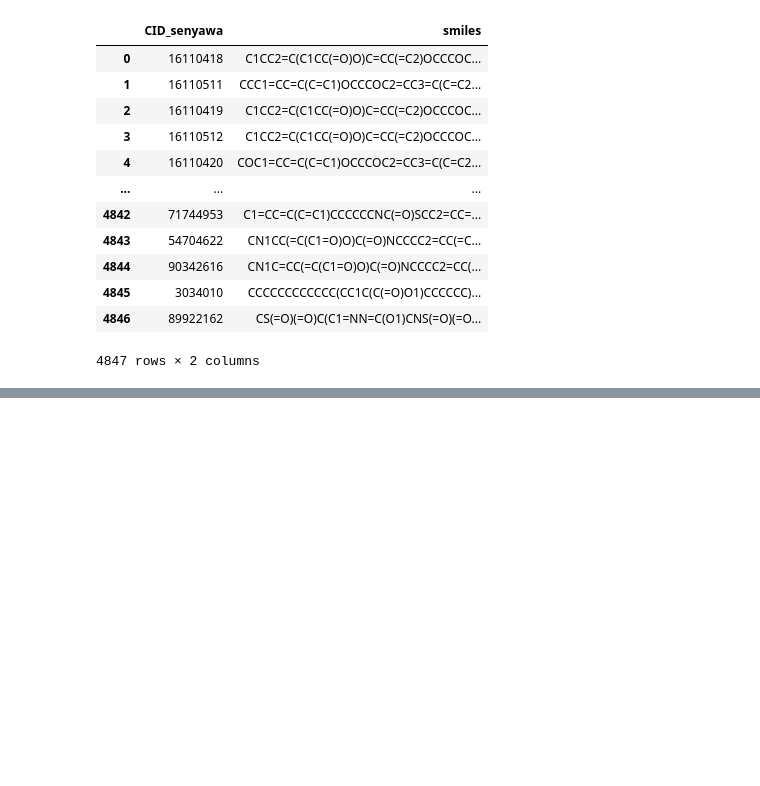
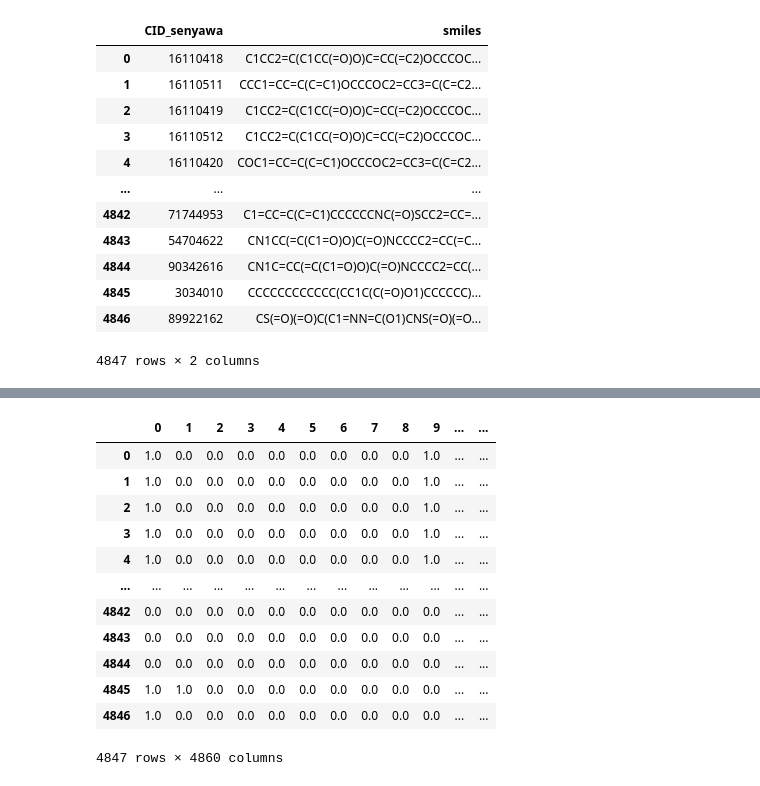
Before and after one commit to fadilrisdian/skripsi-fadil, a Jupyter notebook: 1. Data Cleaning.ipynb, the cells around one changed output, grey strips where cells are left out. Drawn from its saved outputs; the diff is of its cells as text; code cells hidden in the pictures; blank space fills up the shorter version.

```diff
--- a/1. Data Cleaning.ipynb
+++ b/1. Data Cleaning.ipynb
@@ -513,0 +356,21 @@ hasil
+# %%
+# load
+df_fp_klekota = pd.read_csv('dataset/com_fp_klekota-rothNewFiltered.csv')
+df_fp_pubchem = pd.read_csv('dataset/com_fp_pubchemNewFiltered.csv')
+df_fp_maccs = pd.read_csv('dataset/com_fp_maccsNewFiltered.csv')
+# %%
+df_fp_klekota
+# %% [output]
+|  | 0 | 1 | 2 | 3 | 4 | 5 | 6 | 7 | 8 | 9 | ... | ... |
+| 0 | 1.0 | 0.0 | 0.0 | 0.0 | 0.0 | 0.0 | 0.0 | 0.0 | 0.0 | 1.0 | ... | ... |
+| 1 | 1.0 | 0.0 | 0.0 | 0.0 | 0.0 | 0.0 | 0.0 | 0.0 | 0.0 | 1.0 | ... | ... |
+| 2 | 1.0 | 0.0 | 0.0 | 0.0 | 0.0 | 0.0 | 0.0 | 0.0 | 0.0 | 1.0 | ... | ... |
+| 3 | 1.0 | 0.0 | 0.0 | 0.0 | 0.0 | 0.0 | 0.0 | 0.0 | 0.0 | 1.0 | ... | ... |
+| 4 | 1.0 | 0.0 | 0.0 | 0.0 | 0.0 | 0.0 | 0.0 | 0.0 | 0.0 | 1.0 | ... | ... |
+| ... | ... | ... | ... | ... | ... | ... | ... | ... | ... | ... | ... | ... |
+| 4842 | 0.0 | 0.0 | 0.0 | 0.0 | 0.0 | 0.0 | 0.0 | 0.0 | 0.0 | 0.0 | ... | ... |
+| 4843 | 0.0 | 0.0 | 0.0 | 0.0 | 0.0 | 0.0 | 0.0 | 0.0 | 0.0 | 0.0 | ... | ... |
+| 4844 | 0.0 | 0.0 | 0.0 | 0.0 | 0.0 | 0.0 | 0.0 | 0.0 | 0.0 | 0.0 | ... | ... |
+| 4845 | 1.0 | 1.0 | 0.0 | 0.0 | 0.0 | 0.0 | 0.0 | 0.0 | 0.0 | 0.0 | ... | ... |
+| 4846 | 1.0 | 0.0 | 0.0 | 0.0 | 0.0 | 0.0 | 0.0 | 0.0 | 0.0 | 0.0 | ... | ... |
+4847 rows × 4860 columns
```
Also changed, not shown: parts of 62 cells of this notebook.
